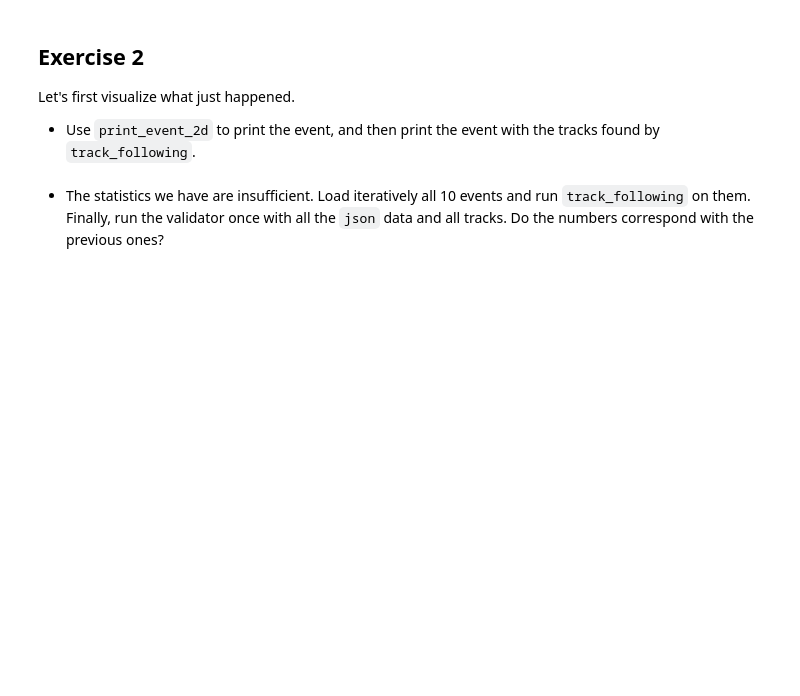
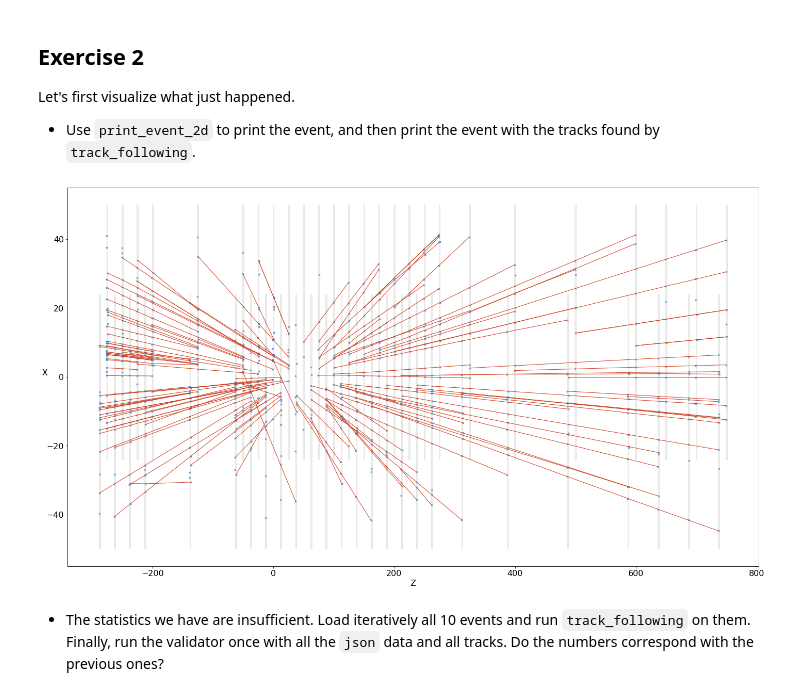
Before and after one commit to Jonastjep/Big_Data_Physics_PRA3024, a Jupyter notebook: Intro/exercise_1_track_reconstruction.ipynb, the cells around one changed output. Cells and saved outputs as stored; diff of their text form; code cells hidden in the pictures; blank space fills up the shorter version.

```diff
--- a/Intro/exercise_1_track_reconstruction.ipynb
+++ b/Intro/exercise_1_track_reconstruction.ipynb
@@ -77,6 +89,10 @@ Let's first visualize what just happened.
 # %%
 from visual.base import print_event_2d
 %matplotlib inline
+
+print_event_2d(event, tracks = tracks)
+# %% [output]
+[figure, added]
 # %% [markdown]
 * The statistics we have are insufficient. Load iteratively all 10 events and run `track_following` on them. Finally, run the validator once with all the `json` data and all tracks. Do the numbers correspond with the previous ones?
 # %% [markdown]
```
Also changed, not shown: parts of 2 cells of this notebook, 10 other files.
